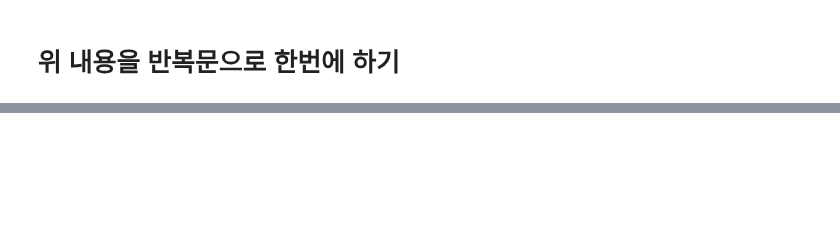
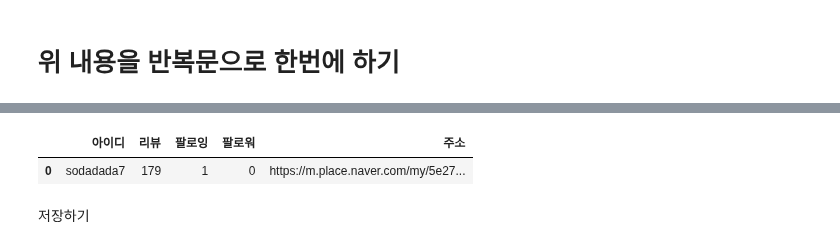
Before and after one commit to Lunch-Lab/data, a Jupyter notebook: naver_user_scraping.ipynb, the cells around one changed output, grey strips where cells are left out. Saved outputs shown, nothing was run; the diff lists cells and outputs as text; code cells hidden in the pictures; blank space fills up the shorter version.

```diff
--- a/naver_user_scraping.ipynb
+++ b/naver_user_scraping.ipynb
@@ -339,0 +405,7 @@ NoSuchElementException: Message: no such element: Unable to locate element: {"me
+# %%
+user_profile_df
+# %% [output]
+|  | 아이디 | 리뷰 | 팔로잉 | 팔로워 | 주소 |
+| 0 | sodadada7 | 179 | 1 | 0 | https://m.place.naver.com/my/5e27... |
+# %% [markdown]
+저장하기
```
Also changed, not shown: parts of 12 cells of this notebook, 2 other files.
